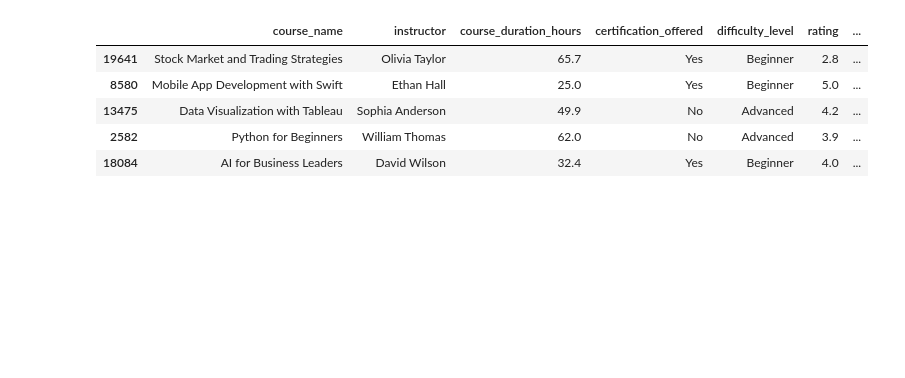
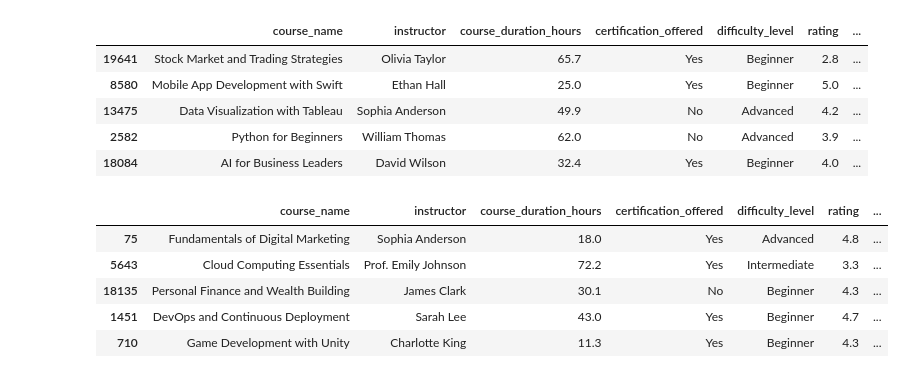
Before and after one commit to Subrat1920/Course-Recommendation, a Jupyter notebook: Notebooks/content_based_filtering.ipynb, the cells around one changed output. Drawn from its saved outputs; the diff is of its cells as text; code cells hidden in the pictures; blank space fills up the shorter version.

```diff
--- a/Notebooks/content_based_filtering.ipynb
+++ b/Notebooks/content_based_filtering.ipynb
@@ -194,3 +193,12 @@ recommend_courses('Networking and System Administration', 'Dr. Mia Walker', top_
 | 13475 | Data Visualization with Tableau | Sophia Anderson | 49.9 | No | Advanced | 4.2 | ... |
 | 2582 | Python for Beginners | William Thomas | 62.0 | No | Advanced | 3.9 | ... |
 | 18084 | AI for Business Leaders | David Wilson | 32.4 | Yes | Beginner | 4.0 | ... |
+# %%
+recommend_courses('AI for Business Leaders', 'David Wilson', top_n=5)
+# %% [output]
+|  | course_name | instructor | course_duration_hours | certification_offered | difficulty_level | rating | ... |
+| 75 | Fundamentals of Digital Marketing | Sophia Anderson | 18.0 | Yes | Advanced | 4.8 | ... |
+| 5643 | Cloud Computing Essentials | Prof. Emily Johnson | 72.2 | Yes | Intermediate | 3.3 | ... |
+| 18135 | Personal Finance and Wealth Building | James Clark | 30.1 | No | Beginner | 4.3 | ... |
+| 1451 | DevOps and Continuous Deployment | Sarah Lee | 43.0 | Yes | Beginner | 4.7 | ... |
+| 710 | Game Development with Unity | Charlotte King | 11.3 | Yes | Beginner | 4.3 | ... |
```
Also changed, not shown: parts of 3 cells of this notebook, 7 other files.
